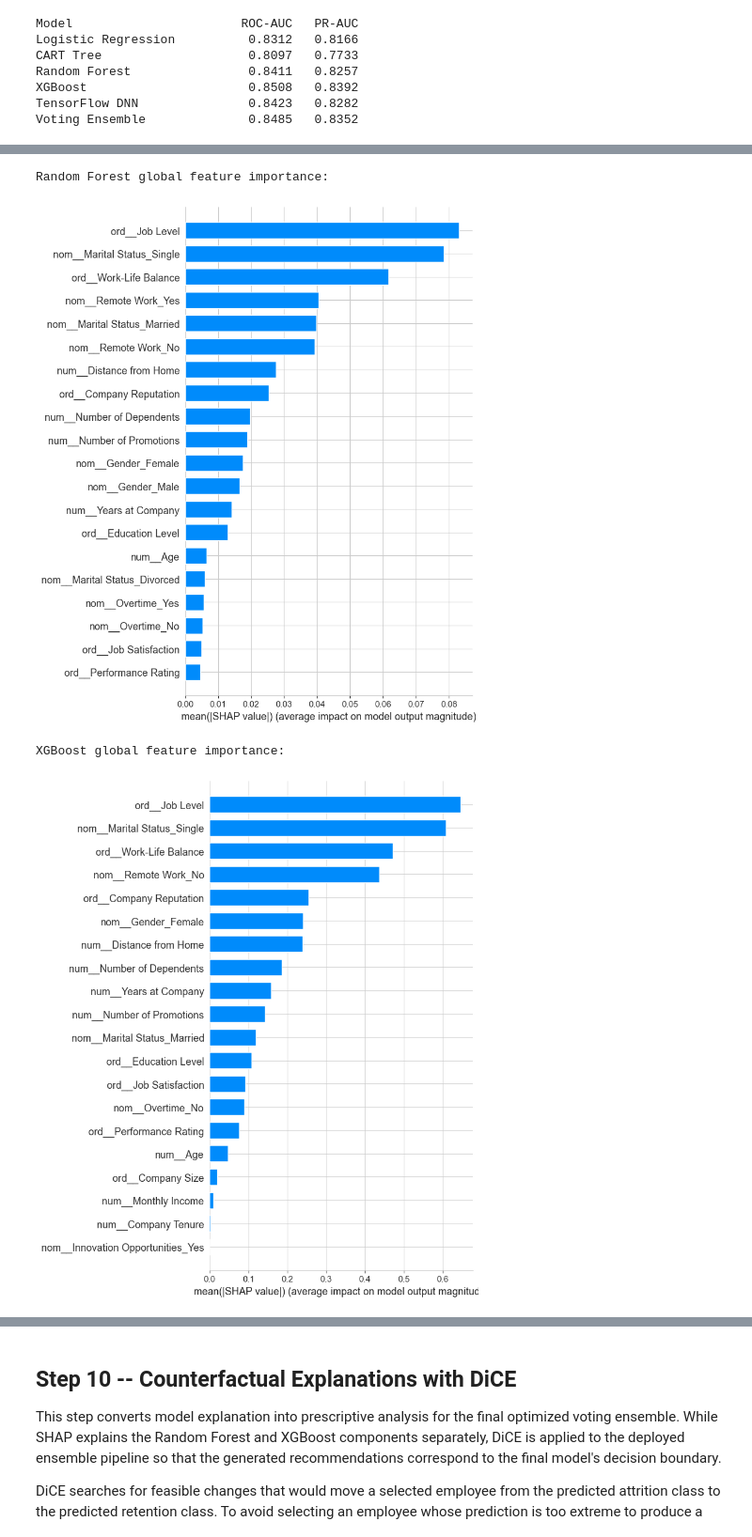
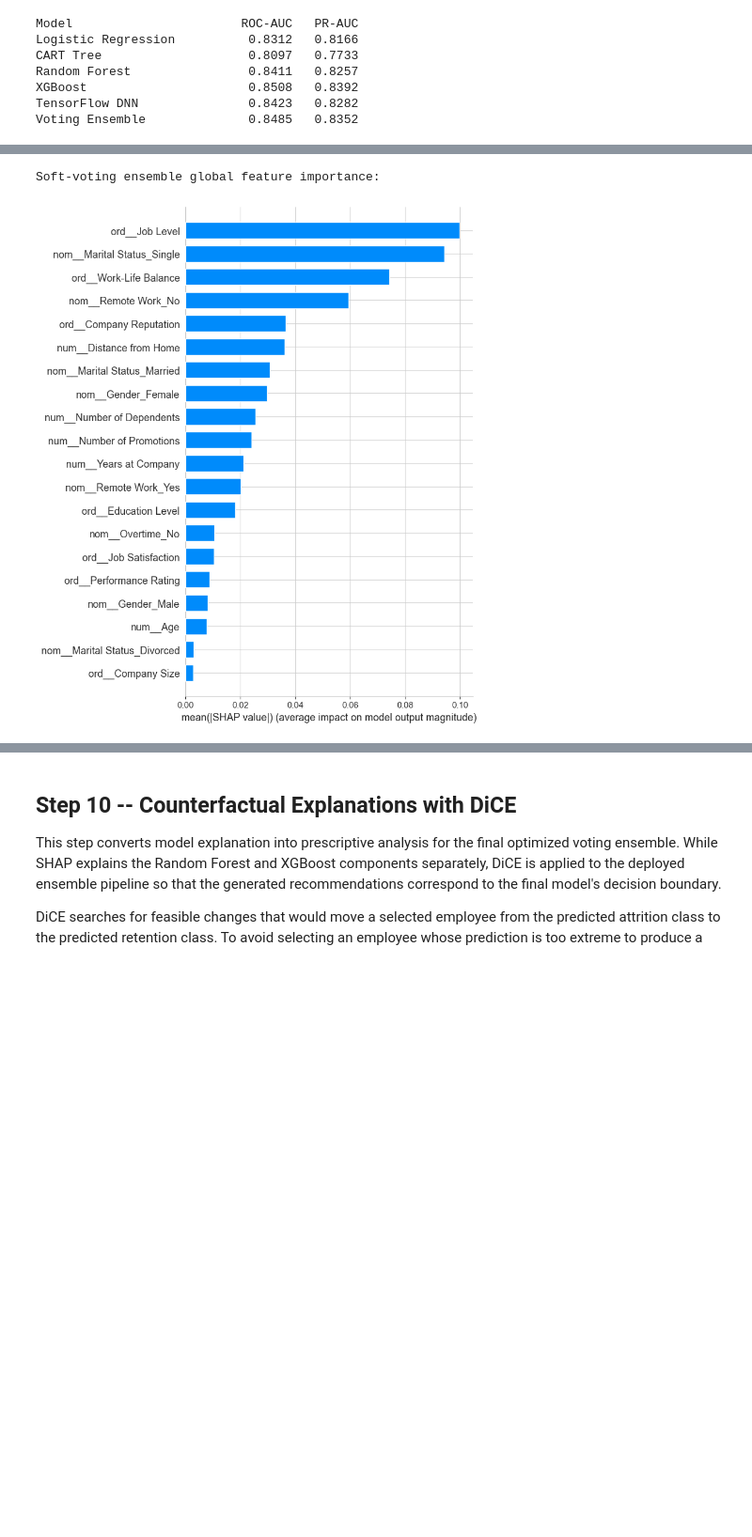
Before and after one commit to dlsynkjsf/cselec2c-project, a Jupyter notebook: 3CSD_Group 6_Implementation.ipynb, the cells around one changed output, grey strips where cells are left out. Shown at 94% size. Cells and saved outputs as stored; diff of their text form; code cells hidden in the pictures; blank space fills up the shorter version.

```diff
--- a/3CSD_Group 6_Implementation.ipynb
+++ b/3CSD_Group 6_Implementation.ipynb
@@ -736,5 +746,9 @@ The Random Forest explanation is used as a stability-oriented comparison because
 # %%
-# Compute SHAP values on a reproducible sample of the test set.
+# Background (for XGBoost interventional SHAP) and the sample to explain.
+bg_size = min(100, len(X_tr_prcsd))
+bg_idx = np.random.RandomState(SEED).choice(len(X_tr_prcsd), size=bg_size, replace=False)
+X_background = X_tr_prcsd[bg_idx]
+
 shap_sample_size = min(500, len(X_test_prcsd))
 sample_idx = np.random.RandomState(SEED).choice(len(X_test_prcsd), size=shap_sample_size, replace=False)
 X_sample = X_test_prcsd[sample_idx]
@@ -749,13 +763,32 @@ def positive_class_shap_values(raw_values):
         return raw_values[:, :, 1]
     return raw_values
 
+def positive_class_base_value(raw_value):
+    if isinstance(raw_value, (list, np.ndarray)):
+        arr = np.asarray(raw_value).ravel()
+        return float(arr[-1])
+    return float(raw_value)
+
+# Random Forest SHAP -- TreeExplainer returns probability-space values by default
 rf_explainer = shap.TreeExplainer(best_rf)
 rf_shap_values = positive_class_shap_values(rf_explainer.shap_values(X_sample))
+rf_base = positive_class_base_value(rf_explainer.expected_value)
 
-xgb_explainer = shap.TreeExplainer(best_xgb)
+# XGBoost SHAP -- force probability space so it can be averaged with RF
+xgb_explainer = shap.TreeExplainer(
+    best_xgb,
+    data=X_background,
+    feature_perturbation='interventional',
+    model_output='probability',
+)
 xgb_shap_values = positive_class_shap_values(xgb_explainer.shap_values(X_sample))
+xgb_base = positive_class_base_value(xgb_explainer.expected_value)
+
+# Ensemble (soft-vote) SHAP via linearity: mean of base-model SHAP values.
+ensemble_shap_values = (rf_shap_values + xgb_shap_values) / 2.0
+ensemble_base = (rf_base + xgb_base) / 2.0
 
 print(f"SHAP values computed for {X_sample.shape[0]} test rows and {X_sample.shape[1]} processed features.")
-print("Models explained: Random Forest and XGBoost.")
+print("Model explained: optimized soft-voting ensemble (RF + XGBoost), via averaged probability-space SHAP.")
 # %% [output]
 SHAP values computed for 500 test rows and 33 processed features.
@@ -763,28 +796,16 @@ Models explained: Random Forest and XGBoost.
 # %%
-# GLOBAL: Random Forest and XGBoost feature importance
-# Bar plot
-print("Random Forest global feature importance:")
+# GLOBAL: Soft-voting ensemble feature importance (bar plot)
+print("Soft-voting ensemble global feature importance:")
 shap.summary_plot(
-    rf_shap_values,
+    ensemble_shap_values,
     X_sample,
     feature_names=feature_names,
     plot_type='bar',
     show=True,
 )
-
-print("\nXGBoost global feature importance:")
-shap.summary_plot(
-    xgb_shap_values,
-    X_sample,
-    feature_names=feature_names,
-    plot_type='bar',
-    show=True,
-)
 # %% [output]
-Random Forest global feature importance:
+Soft-voting ensemble global feature importance:
-[figure, old version]
+[figure, new version]
-XGBoost global feature importance:
-[figure, removed]
 # %% [markdown]
 **Global Feature Importance**
 
```
Also changed, not shown: parts of 13 cells of this notebook, 1 other file.
